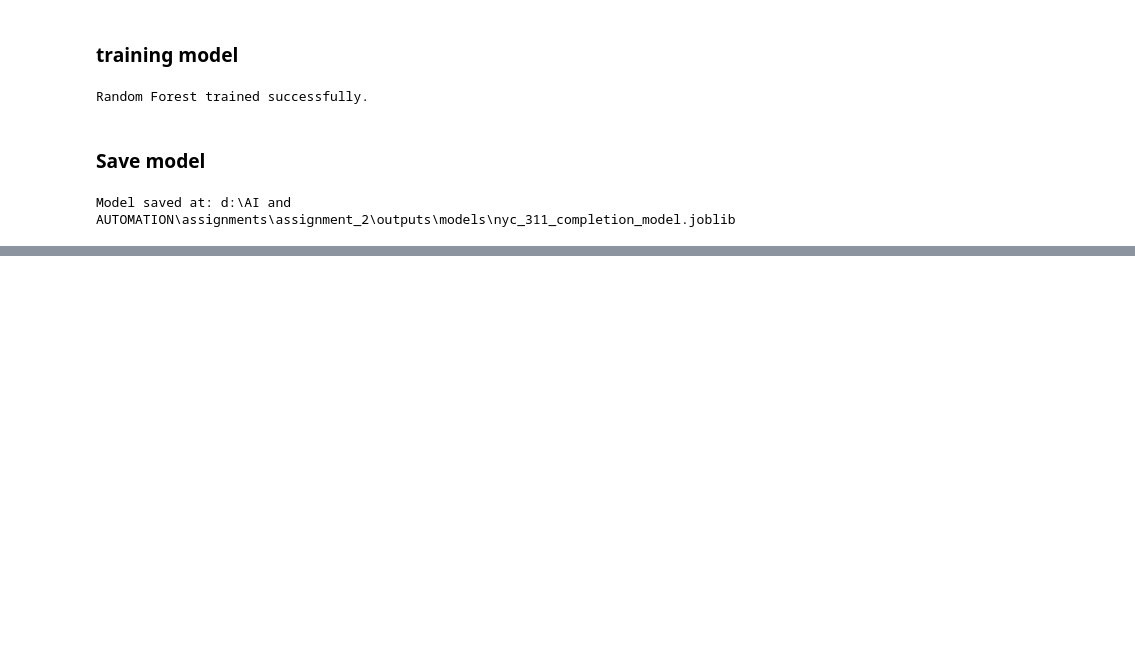
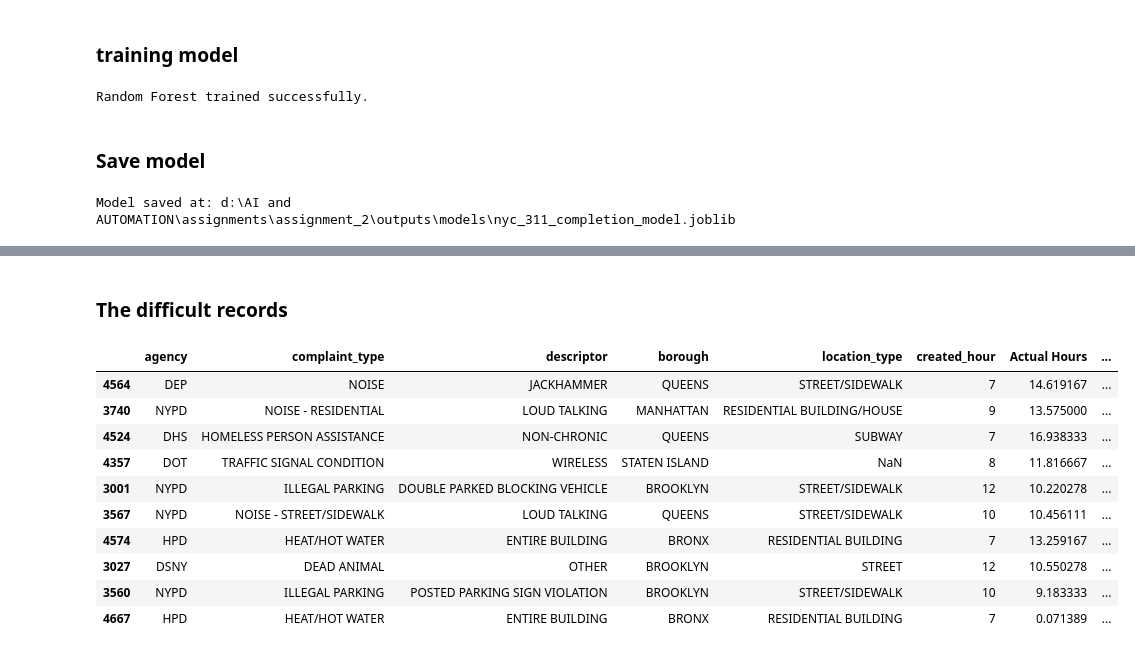
Before and after one commit to MuhammadSaud60/Assignment_2_Reproducible, a Jupyter notebook: notebooks/03_03_completion_time_modeling.ipynb, the cells around one changed output, grey strips where cells are left out. Saved outputs shown, nothing was run; the diff lists cells and outputs as text; code cells hidden in the pictures; blank space fills up the shorter version.

```diff
--- a/notebooks/03_03_completion_time_modeling.ipynb
+++ b/notebooks/03_03_completion_time_modeling.ipynb
@@ -359,0 +405,21 @@ Model saved at: d:\AI and AUTOMATION\assignments\assignment_2\outputs\models\nyc
+# %%
+error_analysis = pd.DataFrame({
+    "Actual Hours": y_test,
+    "Predicted Hours": y_pred,
+})
+
+error_analysis["Residual"] = (
+    error_analysis["Actual Hours"] -
+    error_analysis["Predicted Hours"]
+)
+
+error_analysis["Absolute Error"] = (
+    error_analysis["Residual"].abs()
+)
+
+error_analysis = error_analysis.sort_values(
+    "Absolute Error",
+    ascending=False
+)
+
+error_analysis.head(10)
@@ -359,0 +438,36 @@ Model saved at: d:\AI and AUTOMATION\assignments\assignment_2\outputs\models\nyc
+# %% [markdown]
+### The difficult records
+# %%
+top_errors = error_analysis.head(10)
+
+investigation = X_test.loc[top_errors.index].copy()
+
+investigation["Actual Hours"] = top_errors["Actual Hours"]
+investigation["Predicted Hours"] = top_errors["Predicted Hours"]
+investigation["Absolute Error"] = top_errors["Absolute Error"]
+
+investigation[
+    [
+        "agency",
+        "complaint_type",
+        "descriptor",
+        "borough",
+        "location_type",
+        "created_hour",
+        "Actual Hours",
+        "Predicted Hours",
+        "Absolute Error"
+    ]
+]
+# %% [output]
+|  | agency | complaint_type | descriptor | borough | location_type | created_hour | Actual Hours | ... |
+| 4564 | DEP | NOISE | JACKHAMMER | QUEENS | STREET/SIDEWALK | 7 | 14.619167 | ... |
+| 3740 | NYPD | NOISE - RESIDENTIAL | LOUD TALKING | MANHATTAN | RESIDENTIAL BUILDING/HOUSE | 9 | 13.575000 | ... |
+| 4524 | DHS | HOMELESS PERSON ASSISTANCE | NON-CHRONIC | QUEENS | SUBWAY | 7 | 16.938333 | ... |
+| 4357 | DOT | TRAFFIC SIGNAL CONDITION | WIRELESS | STATEN ISLAND | NaN | 8 | 11.816667 | ... |
+| 3001 | NYPD | ILLEGAL PARKING | DOUBLE PARKED BLOCKING VEHICLE | BROOKLYN | STREET/SIDEWALK | 12 | 10.220278 | ... |
+| 3567 | NYPD | NOISE - STREET/SIDEWALK | LOUD TALKING | QUEENS | STREET/SIDEWALK | 10 | 10.456111 | ... |
+| 4574 | HPD | HEAT/HOT WATER | ENTIRE BUILDING | BRONX | RESIDENTIAL BUILDING | 7 | 13.259167 | ... |
+| 3027 | DSNY | DEAD ANIMAL | OTHER | BROOKLYN | STREET | 12 | 10.550278 | ... |
+| 3560 | NYPD | ILLEGAL PARKING | POSTED PARKING SIGN VIOLATION | BROOKLYN | STREET/SIDEWALK | 10 | 9.183333 | ... |
+| 4667 | HPD | HEAT/HOT WATER | ENTIRE BUILDING | BRONX | RESIDENTIAL BUILDING | 7 | 0.071389 | ... |
```
Also changed, not shown: parts of 11 cells of this notebook, 4 other files.
